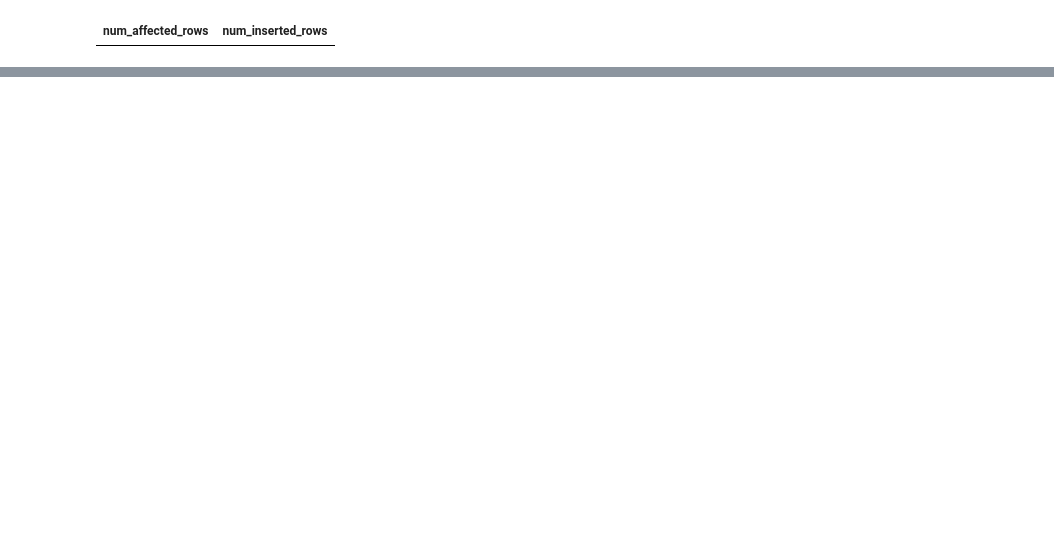
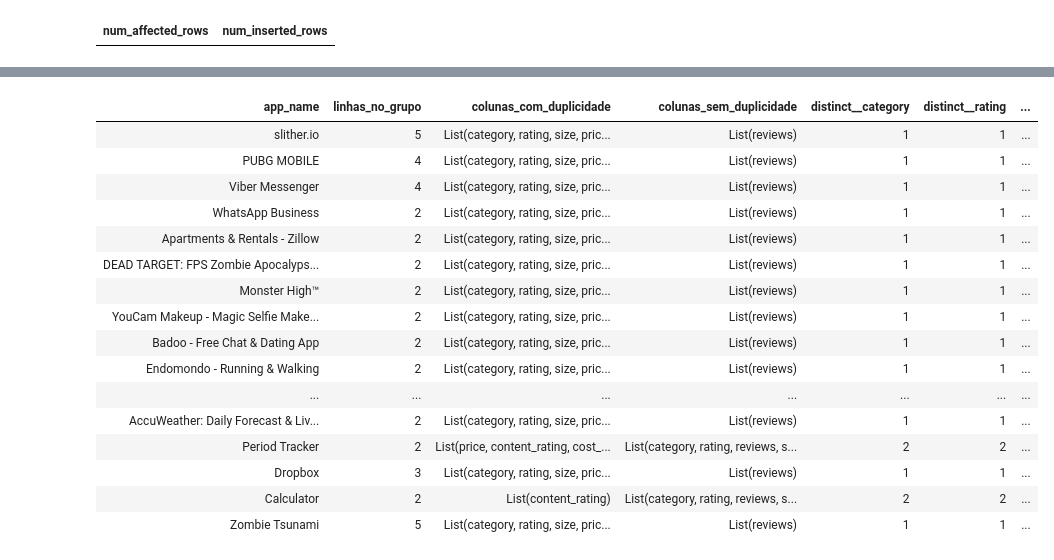
Before and after one commit to Romario76/Pos-PUCRJ-Data-Science-Analytics, a Jupyter notebook: MVP_EngDados.ipynb, the cells around one changed output, grey strips where cells are left out. Cells and saved outputs as stored; diff of their text form; code cells hidden in the pictures; blank space fills up the shorter version.

```diff
--- a/MVP_EngDados.ipynb
+++ b/MVP_EngDados.ipynb
@@ -472,0 +492,8 @@ org.apache.spark.sql.AnalysisException
+# %%
+# Remove duplicados em todas as colunas
+df_dedup = df_Num.dropDuplicates()  # equivalente a DISTINCT em todas as colunas
+
+# Auditoria: confirmar a remoção de registros
+antes = df_Num.count()
+depois = df_dedup.count()
+print(f"Linhas antes: {antes} | Linhas depois: {depois} | Removidas: {antes - depois}")
@@ -472,0 +576,61 @@ org.apache.spark.sql.AnalysisException
+# %%
+
+# Relatório por coluna, agrupado por chave duplicada
+
+key = "app_name" # define a chave
+value_cols = [c for c in df_dedup.columns if c != key]
+
+# Conta distintos por coluna (uma agregação única com várias expressões)
+distinct_exprs = [
+    F.countDistinct(F.col(c)).alias(f"distinct__{c}")
+    for c in value_cols
+]
+distinct_per_key = df_dedup.groupBy(key).agg(*distinct_exprs)
+
+# Junta e calcula duplicados por coluna
+stats = df_multi_key.join(distinct_per_key, on=key, how="inner")
+
+# Cria um array com os nomes das colunas que têm duplicidade por chave
+dup_flags = [
+    F.when(F.col("linhas_no_grupo") - F.col(f"distinct__{c}") > 0, F.lit(c))
+    for c in value_cols
+]
+stats = stats.withColumn("colunas_com_duplicidade", F.array(*dup_flags))
+stats = stats.withColumn(
+    "colunas_com_duplicidade",
+    F.expr("filter(colunas_com_duplicidade, x -> x is not null)")
+)
+
+# Cria um array com colunas sem duplicidade (constantes ou totalmente distintas)
+no_dup_flags = [
+    F.when(F.col("linhas_no_grupo") - F.col(f"distinct__{c}") == 0, F.lit(c))
+    for c in value_cols
+]
+stats = stats.withColumn("colunas_sem_duplicidade", F.array(*no_dup_flags))
+stats = stats.withColumn(
+    "colunas_sem_duplicidade",
+    F.expr("filter(colunas_sem_duplicidade, x -> x is not null)")
+)
+
+# Mostra resultado
+select_cols = [key, "linhas_no_grupo", "colunas_com_duplicidade", \
+    "colunas_sem_duplicidade"] + [f"distinct__{c}" for c in value_cols]
+stats.select(*select_cols).display(10)
+# %% [output]
+| app_name | linhas_no_grupo | colunas_com_duplicidade | colunas_sem_duplicidade | distinct__category | distinct__rating | ... |
+| slither.io | 5 | List(category, rating, size, pric... | List(reviews) | 1 | 1 | ... |
+| PUBG MOBILE | 4 | List(category, rating, size, pric... | List(reviews) | 1 | 1 | ... |
+| Viber Messenger | 4 | List(category, rating, size, pric... | List(reviews) | 1 | 1 | ... |
+| WhatsApp Business | 2 | List(category, rating, size, pric... | List(reviews) | 1 | 1 | ... |
+| Apartments & Rentals - Zillow | 2 | List(category, rating, size, pric... | List(reviews) | 1 | 1 | ... |
+| DEAD TARGET: FPS Zombie Apocalyps... | 2 | List(category, rating, size, pric... | List(reviews) | 1 | 1 | ... |
+| Monster High™ | 2 | List(category, rating, size, pric... | List(reviews) | 1 | 1 | ... |
+| YouCam Makeup - Magic Selfie Make... | 2 | List(category, rating, size, pric... | List(reviews) | 1 | 1 | ... |
+| Badoo - Free Chat & Dating App | 2 | List(category, rating, size, pric... | List(reviews) | 1 | 1 | ... |
+| Endomondo - Running & Walking | 2 | List(category, rating, size, pric... | List(reviews) | 1 | 1 | ... |
+| ... | ... | ... | ... | ... | ... | ... |
+| AccuWeather: Daily Forecast & Liv... | 2 | List(category, rating, size, pric... | List(reviews) | 1 | 1 | ... |
+| Period Tracker | 2 | List(price, content_rating, cost_... | List(category, rating, reviews, s... | 2 | 2 | ... |
+| Dropbox | 3 | List(category, rating, size, pric... | List(reviews) | 1 | 1 | ... |
+| Calculator | 2 | List(content_rating) | List(category, rating, reviews, s... | 2 | 2 | ... |
+| Zombie Tsunami | 5 | List(category, rating, size, pric... | List(reviews) | 1 | 1 | ... |
```
Also changed, not shown: parts of 125 cells of this notebook.
